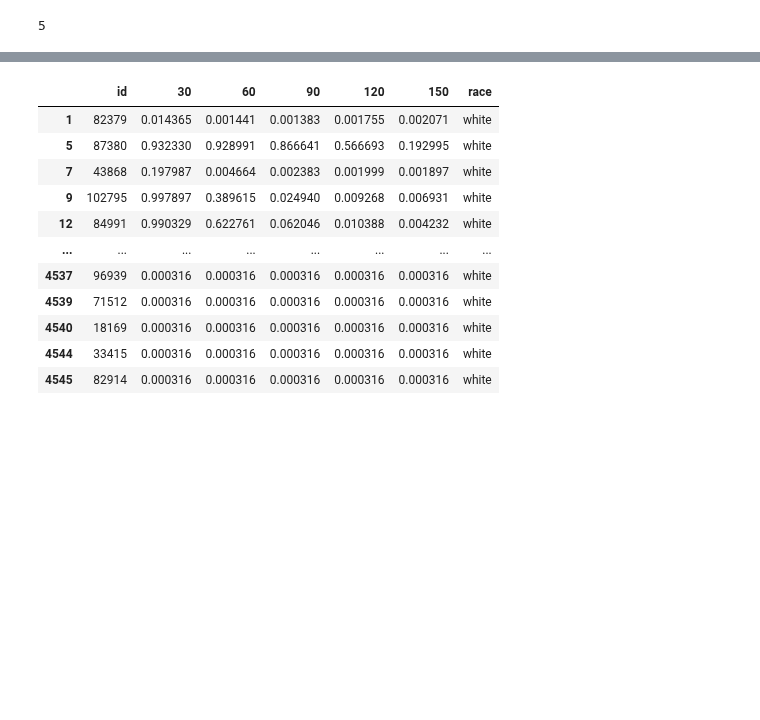
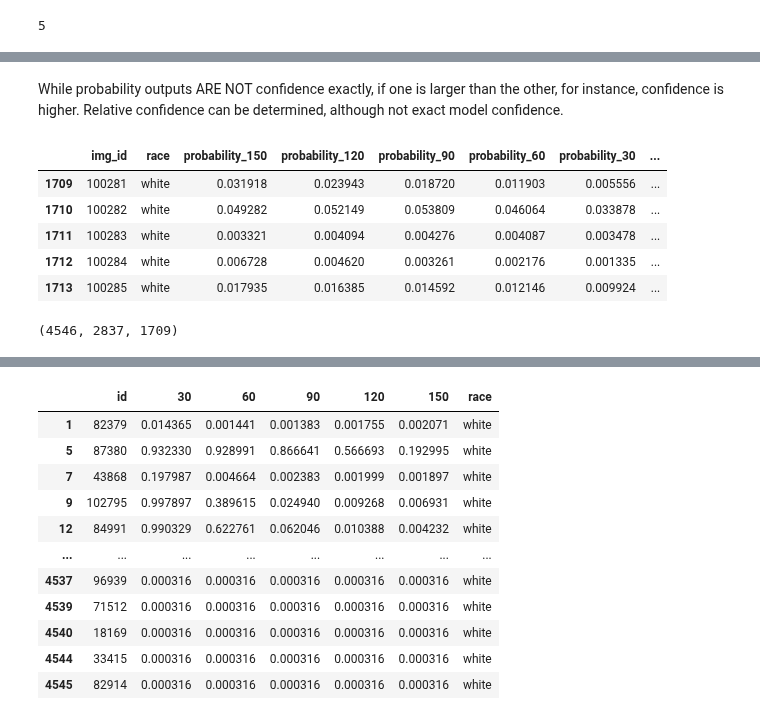
Before and after one commit to Centrattic/race, a Jupyter notebook: classifier_experiments/shadow_regions_experiment1_systemic_brightening.ipynb, the cells around one changed output, grey strips where cells are left out. Drawn from its saved outputs; the diff is of its cells as text; code cells hidden in the pictures; blank space fills up the shorter version.

```diff
--- a/classifier_experiments/shadow_regions_experiment1_systemic_brightening.ipynb
+++ b/classifier_experiments/shadow_regions_experiment1_systemic_brightening.ipynb
@@ -171,0 +447,15 @@ dull_black_preds = dull_preds[dull_preds['race'] == 'black']
+# %% [markdown]
+While probability outputs ARE NOT confidence exactly, if one is larger than the other, for instance, confidence is higher. Relative confidence can be determined, although not exact model confidence.
+# %%
+brightpreds_white.head()
+# %% [output]
+|  | img_id | race | probability_150 | probability_120 | probability_90 | probability_60 | probability_30 | ... |
+| 1709 | 100281 | white | 0.031918 | 0.023943 | 0.018720 | 0.011903 | 0.005556 | ... |
+| 1710 | 100282 | white | 0.049282 | 0.052149 | 0.053809 | 0.046064 | 0.033878 | ... |
+| 1711 | 100283 | white | 0.003321 | 0.004094 | 0.004276 | 0.004087 | 0.003478 | ... |
+| 1712 | 100284 | white | 0.006728 | 0.004620 | 0.003261 | 0.002176 | 0.001335 | ... |
+| 1713 | 100285 | white | 0.017935 | 0.016385 | 0.014592 | 0.012146 | 0.009924 | ... |
+# %%
+len(brightpreds), len(brightpreds_white), len(brightpreds_black)
+# %% [output]
+(4546, 2837, 1709)
```
Also changed, not shown: parts of 63 cells of this notebook, 9 other files.
